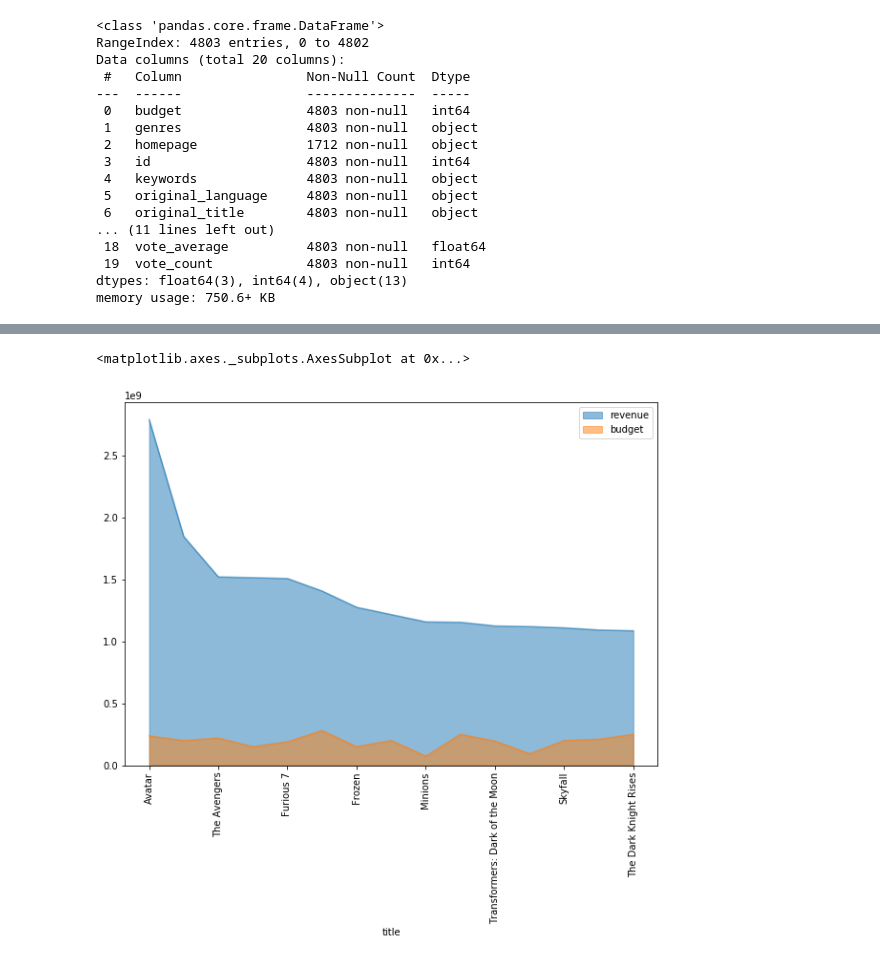
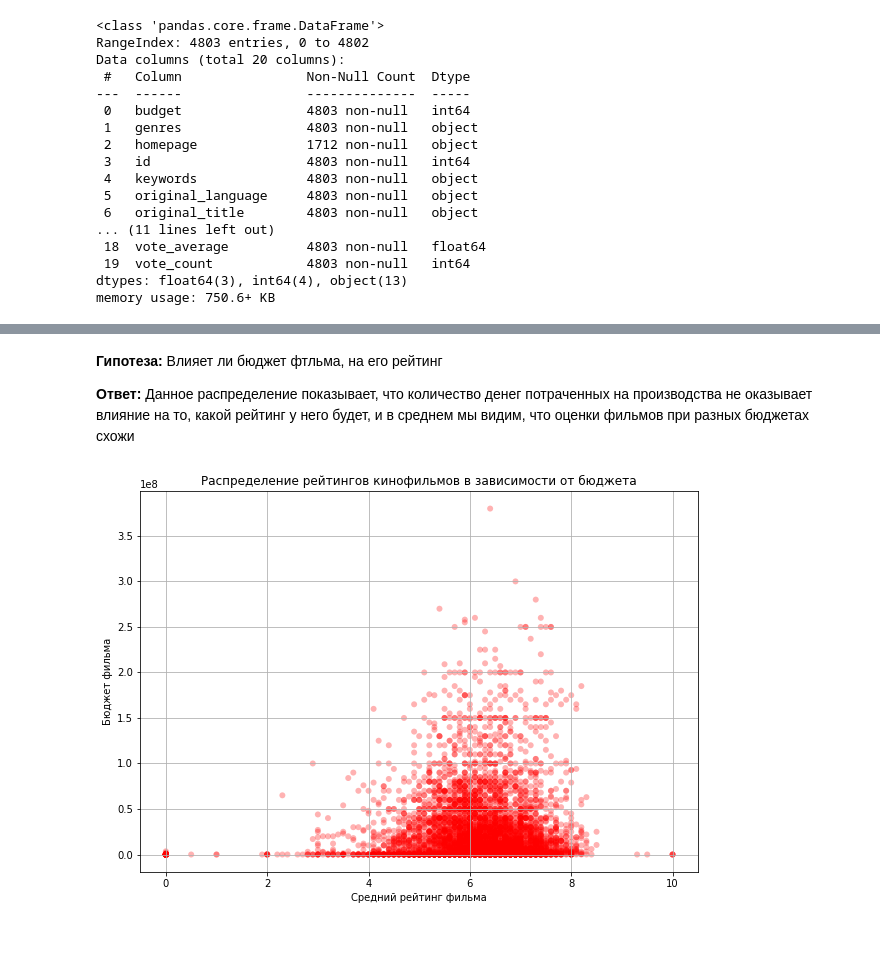
Before and after one commit to zhologali/hw15, a Jupyter notebook: hw15.ipynb, the cells around one changed output, grey strips where cells are left out. Cells and saved outputs as stored; diff of their text form; code cells hidden in the pictures.

```diff
--- a/hw15.ipynb
+++ b/hw15.ipynb
@@ -116,7 +91,17 @@ ax.tick_params(axis = 'x',    #  Применяем параметры к обе
-# %%
-
-df[list(df.columns)]\
-    .plot(kind='area', rot=90, stacked=False)
-# %% [output]
-<matplotlib.axes._subplots.AxesSubplot at 0x...>
-[figure, removed]
+# %% [markdown]
+**Гипотеза:** Влияет ли бюджет фтльма, на его рейтинг
+
+**Ответ:** Данное распределение показывает, что количество денег потраченных на производства не оказывает влияние на то, какой рейтинг у него будет, и в среднем мы видим, что оценки фильмов при разных бюджетах схожи
+# %%
+budget = df_movies.budget
+vote_average = df_movies.vote_average
+fig, ax = plt.subplots()
+ax.scatter(vote_average, budget, c='red', alpha=0.3, edgecolors='none')
+
+ax.grid(True)
+plt.xlabel('Средний рейтинг фильма')
+plt.ylabel('Бюджет фильма')
+plt.title('Распределение рейтингов кинофильмов в зависимости от бюджета')
+plt.show()
+# %% [output]
+[figure, added]
```
Also changed, not shown: parts of 11 cells of this notebook.
